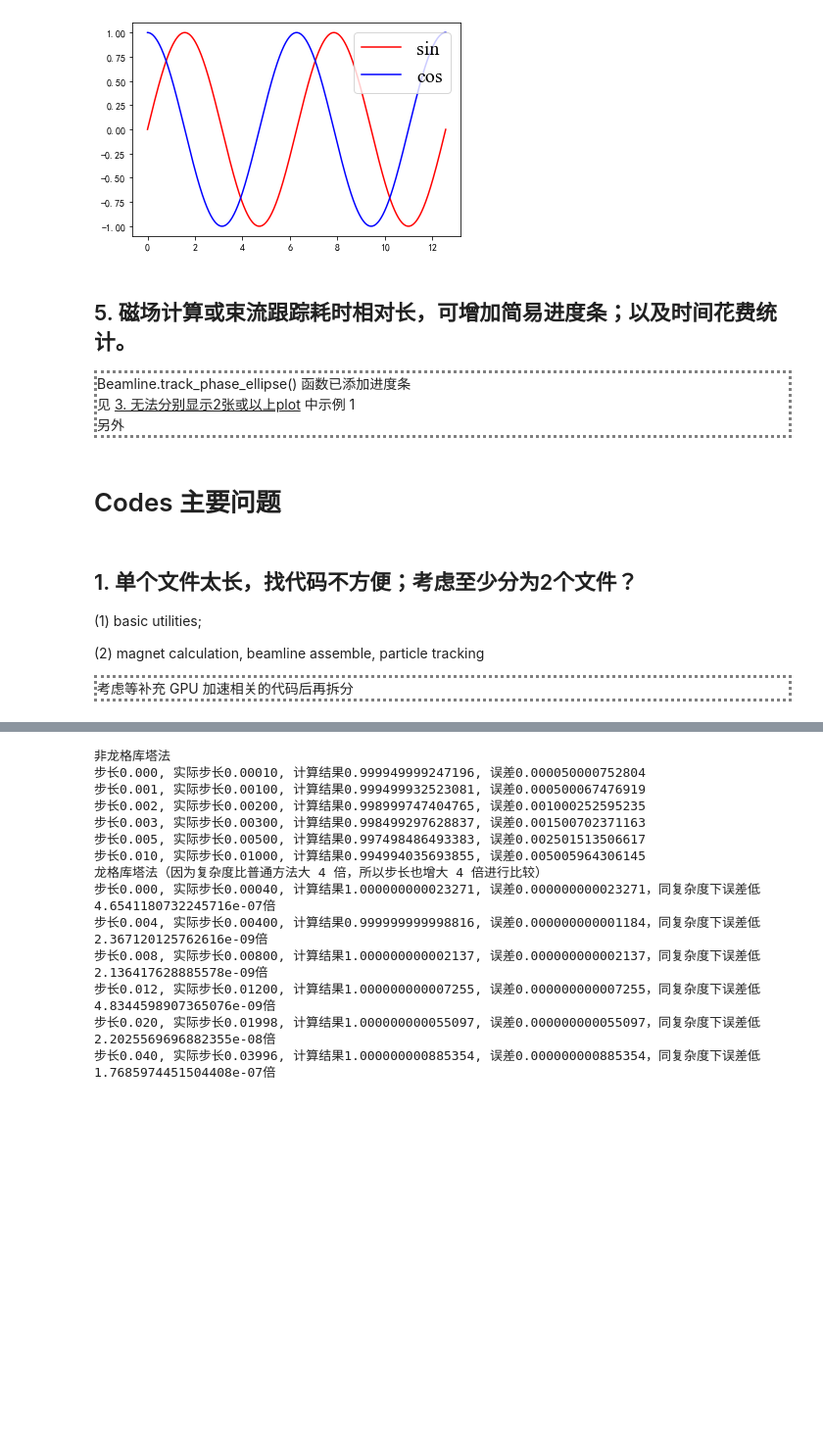
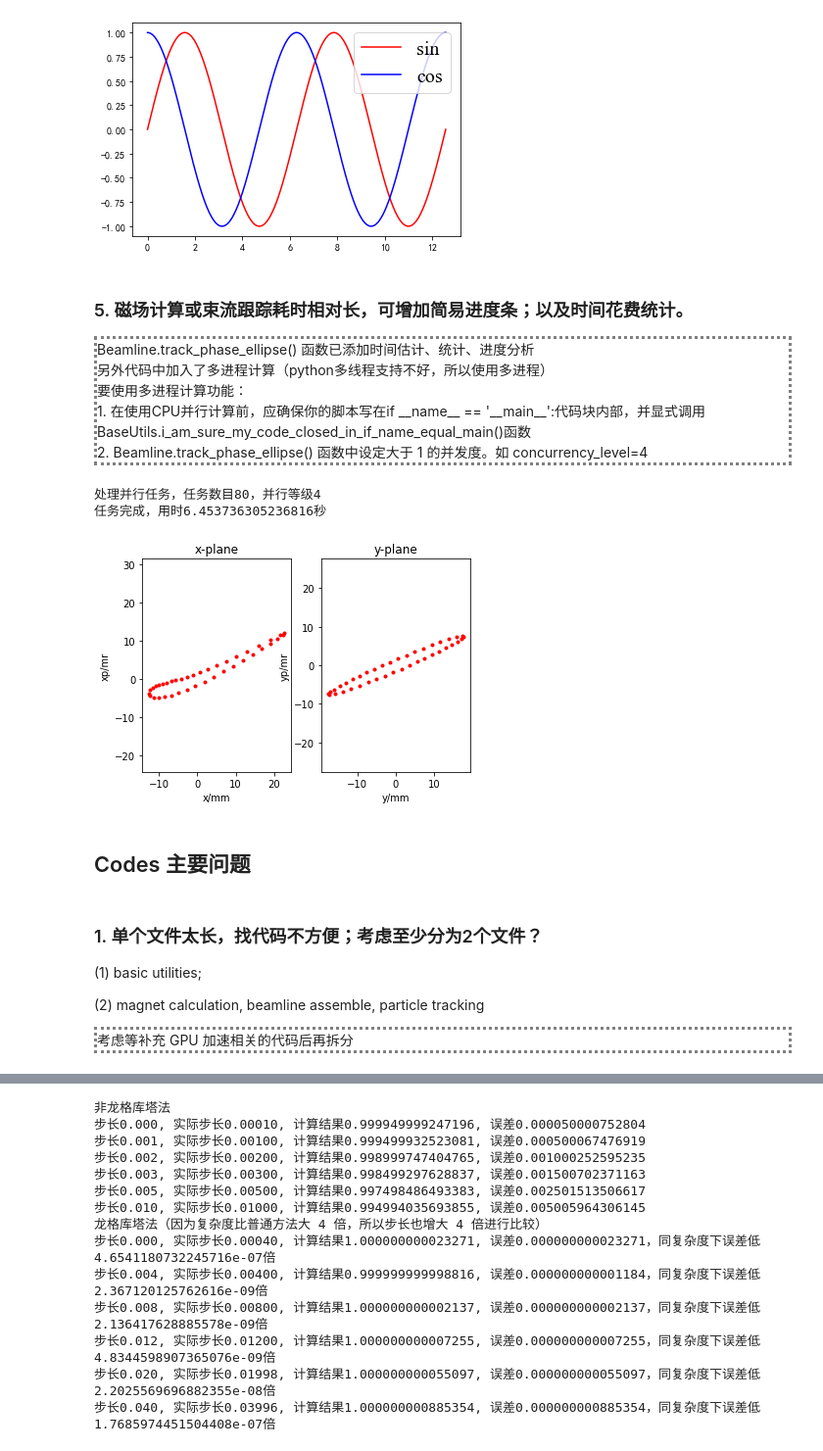
Before and after one commit to madokast/madokast.github.io.old, a Jupyter notebook: books/cct/cctpy/cctpy_discussion.ipynb, the cells around one changed output, grey strips where cells are left out. Shown at 98% size. Cells and saved outputs as stored; diff of their text form; code cells hidden in the pictures; blank space fills up the shorter version.

```diff
--- a/books/cct/cctpy/cctpy_discussion.ipynb
+++ b/books/cct/cctpy/cctpy_discussion.ipynb
@@ -49,7 +49,7 @@ x,y = bl.track_phase_ellipse(
     x_sigma_mm=3.5,xp_sigma_mrad=7.5,
     y_sigma_mm=3.5,yp_sigma_mrad=7.5,
     delta=0.0,kinetic_MeV=250,
-    particle_number=12,footstep=5*MM
+    particle_number=12,footstep=1*MM
 )
 
 plt.subplot(121)
@@ -131,19 +134,67 @@ Plot2.legend('sin','cos',font_size=20)
 # %% [output]
 [figure]
 # %% [markdown]
-## 5. 磁场计算或束流跟踪耗时相对长，可增加简易进度条；以及时间花费统计。
+### 5. 磁场计算或束流跟踪耗时相对长，可增加简易进度条；以及时间花费统计。
 
 <div style="border:dotted grey;line-height:2em">
-Beamline.track_phase_ellipse() 函数已添加进度条
+Beamline.track_phase_ellipse() 函数已添加时间估计、统计、进度分析
 <br>
-见 <u>3. 无法分别显示2张或以上plot</u> 中示例 1
+另外代码中加入了多进程计算（python多线程支持不好，所以使用多进程）
 <br>
-另外
+要使用多进程计算功能：
+<br>
+1. 在使用CPU并行计算前，应确保你的脚本写在if __name__ == '__main__':代码块内部，并显式调用BaseUtils.i_am_sure_my_code_closed_in_if_name_equal_main()函数
+<br>
+2. Beamline.track_phase_ellipse() 函数中设定大于 1 的并发度。如 concurrency_level=4
 </div>
+# %%
+# 绘制 x 和 y 方向相椭圆
+from cctpy import Beamline,P2,MM,BaseUtils
+import matplotlib.pyplot as plt
+
+if __name__ == '__main__':
+    BaseUtils.i_am_sure_my_code_closed_in_if_name_equal_main()
+
+    bl = ( # QS 磁铁加前后 1m 漂移段
+        Beamline.set_start_point(P2.origin())
+        .first_drift(direct=P2.x_direct(),length=1.0)
+        .append_qs(
+            length=0.27,gradient=0,
+            second_gradient=-1000,aperture_radius=60*MM
+        ).append_drift(1.0)
+    )
+
+    x,y = bl.track_phase_ellipse(
+        x_sigma_mm=3.5,xp_sigma_mrad=7.5,
+        y_sigma_mm=3.5,yp_sigma_mrad=7.5,
+        delta=0.0,kinetic_MeV=250,
+        particle_number=40,footstep=1*MM,
+        concurrency_level=4
+    )
+
+    plt.subplot(121)
+    plt.plot(*P2.extract(x),'r.')
+    plt.xlabel(xlabel='x/mm')
+    plt.ylabel(ylabel='xp/mr')
+    plt.title(label='x-plane')
+    plt.axis("equal")
+
+    plt.subplot(122)
+    plt.plot(*P2.extract(y),'r.')
+    plt.xlabel(xlabel='y/mm')
+    plt.ylabel(ylabel='yp/mr')
+    plt.title(label='y-plane')
+    plt.axis("equal")
+
+    plt.show()
+# %% [output]
+处理并行任务，任务数目80，并行等级4
+任务完成，用时6.453736305236816秒
+[figure, added]
 # %% [markdown]
-# Codes 主要问题
+## Codes 主要问题
 # %% [markdown]
-## 1. 单个文件太长，找代码不方便；考虑至少分为2个文件？
+### 1. 单个文件太长，找代码不方便；考虑至少分为2个文件？
 
 (1) basic utilities;
 
```
Also changed, not shown: parts of 11 cells of this notebook, 5 other files.
